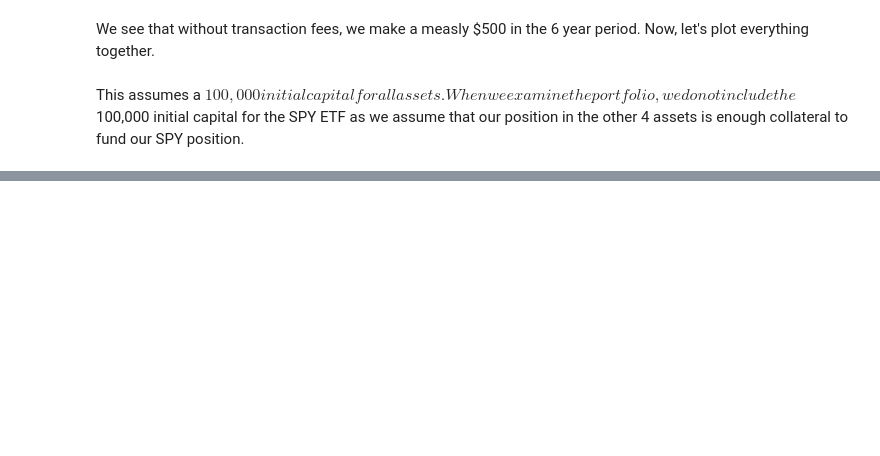
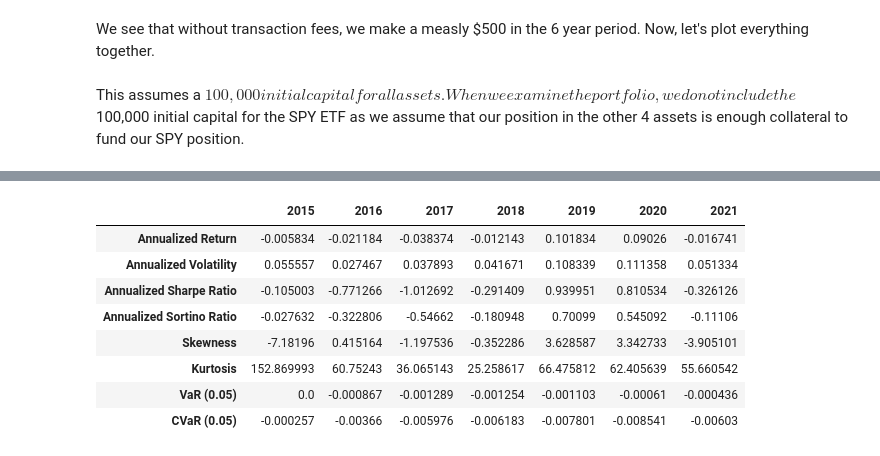
Before and after one commit to tsmcdonnell6604/Quant-Trading-Strategies, a Jupyter notebook: Project/Final_Project.ipynb, the cells around one changed output, grey strips where cells are left out. Saved outputs shown, nothing was run; the diff lists cells and outputs as text; code cells hidden in the pictures; blank space fills up the shorter version.

```diff
--- a/Project/Final_Project.ipynb
+++ b/Project/Final_Project.ipynb
@@ -321,0 +367,12 @@ still need to add shorting rate for SPY ETFs then
+# %%
+TradingStrategy.year_analysis(portfolio_pnl_fee,400_000,[2015,2016,2017,2018,2019,2020,2021])
+# %% [output]
+|  | 2015 | 2016 | 2017 | 2018 | 2019 | 2020 | 2021 |
+| Annualized Return | -0.005834 | -0.021184 | -0.038374 | -0.012143 | 0.101834 | 0.09026 | -0.016741 |
+| Annualized Volatility | 0.055557 | 0.027467 | 0.037893 | 0.041671 | 0.108339 | 0.111358 | 0.051334 |
+| Annualized Sharpe Ratio | -0.105003 | -0.771266 | -1.012692 | -0.291409 | 0.939951 | 0.810534 | -0.326126 |
+| Annualized Sortino Ratio | -0.027632 | -0.322806 | -0.54662 | -0.180948 | 0.70099 | 0.545092 | -0.11106 |
+| Skewness | -7.18196 | 0.415164 | -1.197536 | -0.352286 | 3.628587 | 3.342733 | -3.905101 |
+| Kurtosis | 152.869993 | 60.75243 | 36.065143 | 25.258617 | 66.475812 | 62.405639 | 55.660542 |
+| VaR (0.05) | 0.0 | -0.000867 | -0.001289 | -0.001254 | -0.001103 | -0.00061 | -0.000436 |
+| CVaR (0.05) | -0.000257 | -0.00366 | -0.005976 | -0.006183 | -0.007801 | -0.008541 | -0.00603 |
```
Also changed, not shown: parts of 27 cells of this notebook, 3 other files.
